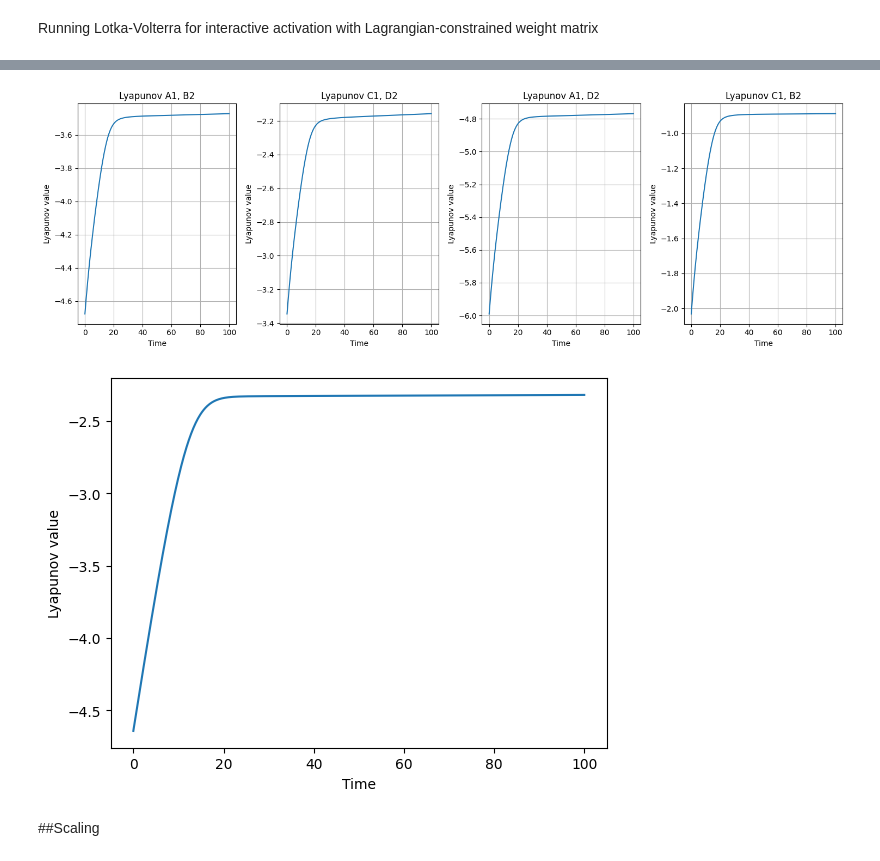
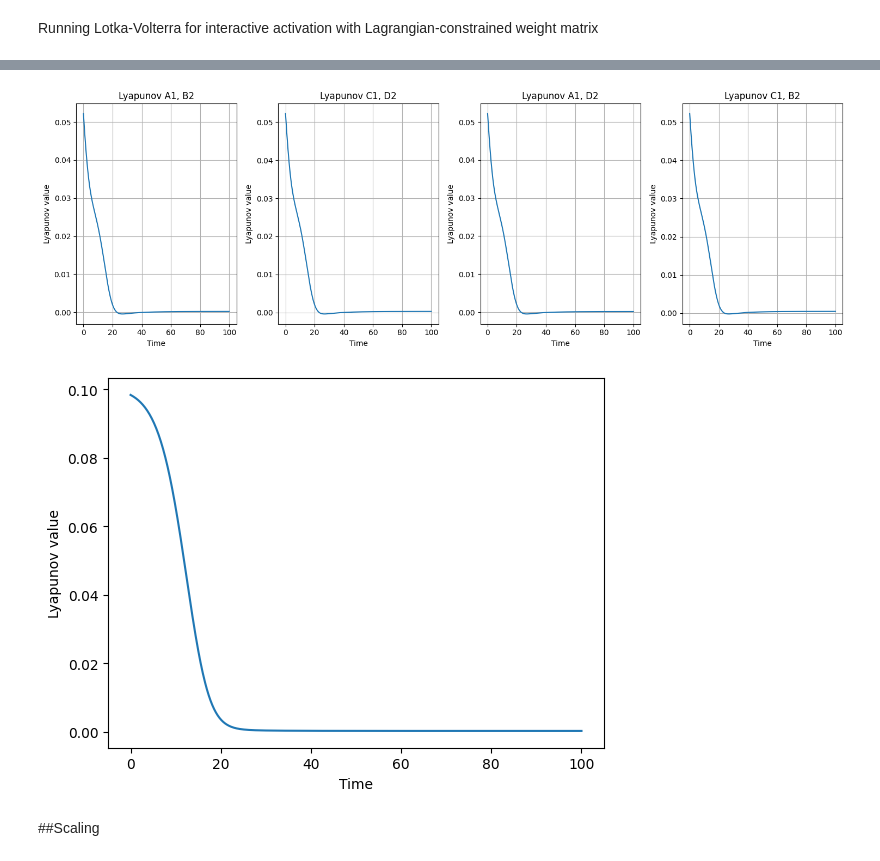
Before and after one commit to THANNAGA/Lagrangian, a Jupyter notebook: GLV_bounded_lagrangian.ipynb, the cells around one changed output, grey strips where cells are left out. Saved outputs shown, nothing was run; the diff lists cells and outputs as text; code cells hidden in the pictures.

```diff
--- a/GLV_bounded_lagrangian.ipynb
+++ b/GLV_bounded_lagrangian.ipynb
@@ -914,50 +926,42 @@ def ReLU(x):
 
 def Lyapunov(x=None, x_hat=None, c=None):
   eps=1E-6
   if len(x.shape) == 1:
     return -np.sum(c*(x_hat*np.log(x+eps)-x))
   if len(x.shape) == 2:
     return -np.sum(c*(x_hat*np.log(x+eps)-x), axis=1)
 
-def evaluate_V(x, r, A):
-    """
-    Evaluate the potential function V for the generalized Lotka-Volterra system.
+def LyapunovNegDef(x=None, x_hat=None):
+  L = np.zeros(x.shape[0])
+  for t in range(x.shape[0]):
+    L[t] = -r.T @ x[t] - 0.5 * x[t].T @ A @ x[t] + 0.5 * r.T @ x_hat
+  return L
 
-    Parameters:
-    - x: numpy array representing species abundances
-    - r: numpy array representing intrinsic growth rates
-    - A: 2D numpy array representing the interaction matrix
-
-    Returns:
-    - Value of the potential function V
-    """
-    term1 = -0.5 * np.dot(r, x**2)
-    #term1 = -0.5 * np.dot(r, x)
-    term2 = -0.5 * x.dot(A).dot(x)
-    return term1 + term2
 
 # candidate equilibrium
 x_hat = -np.linalg.inv(A) @ r
 
 # Plot the lyapunov evolution
 
 # Adjust the figsize here to make the plot wider
 plt.figure(figsize=(15, 5))  # You can adjust the first value to increase or decrease width
 
 for k, (title, traj) in enumerate(zip(['Lyapunov A1, B2', 'Lyapunov C1, D2', 'Lyapunov A1, D2', 'Lyapunov C1, B2'], [solution, solution_new, solution_new2, solution_new3])):
     plt.subplot(1,4,k+1)
-    vHistory = Lyapunov(x=traj, x_hat=x_hat, c=-np.ones(n)) #must multiply by -1 when equilibrium is not feasible ?
+    #vHistory = Lyapunov(x=traj, x_hat=x_hat, c=-np.ones(n)) #must multiply by -1 when equilibrium is not feasible ?
+    vHistory = LyapunovNegDef(x=traj, x_hat=x_hat)
+
     plt.plot(t, vHistory)
 
     plt.xlabel('Time')
     plt.ylabel('Lyapunov value')
     plt.title(title)
     plt.grid(True)
 
 plt.tight_layout()  # This can help ensure that the subplots don't overlap
 plt.show()
 # %% [output]
-[figure, old version]
+[figure, new version]
 # %%
 #reality check Lyapunov
 # Set initial state
@@ -965,7 +969,8 @@ init = [0.001, 0.001, 0.001, 0.001, 0.001, 0.001, 0.001, 0.001]
 
 # Solve the ODE system with the new initial state
 sol = odeint(dXdt, init, t)
-vHistory = Lyapunov(x=sol, x_hat=x_hat, c=-np.ones(n))
+#vHistory = Lyapunov(x=sol, x_hat=x_hat, c=-np.ones(n))
+vHistory = LyapunovNegDef(x=sol, x_hat=x_hat)
 
 #plot
 plt.plot(t, vHistory)
@@ -973,7 +978,7 @@ plt.xlabel('Time')
 plt.ylabel('Lyapunov value')
 plt.show()
 # %% [output]
-[figure, old version]
+[figure, new version]
 # %% [markdown]
 ##Scaling
 # %%
```
Also changed, not shown: parts of 15 cells of this notebook.
